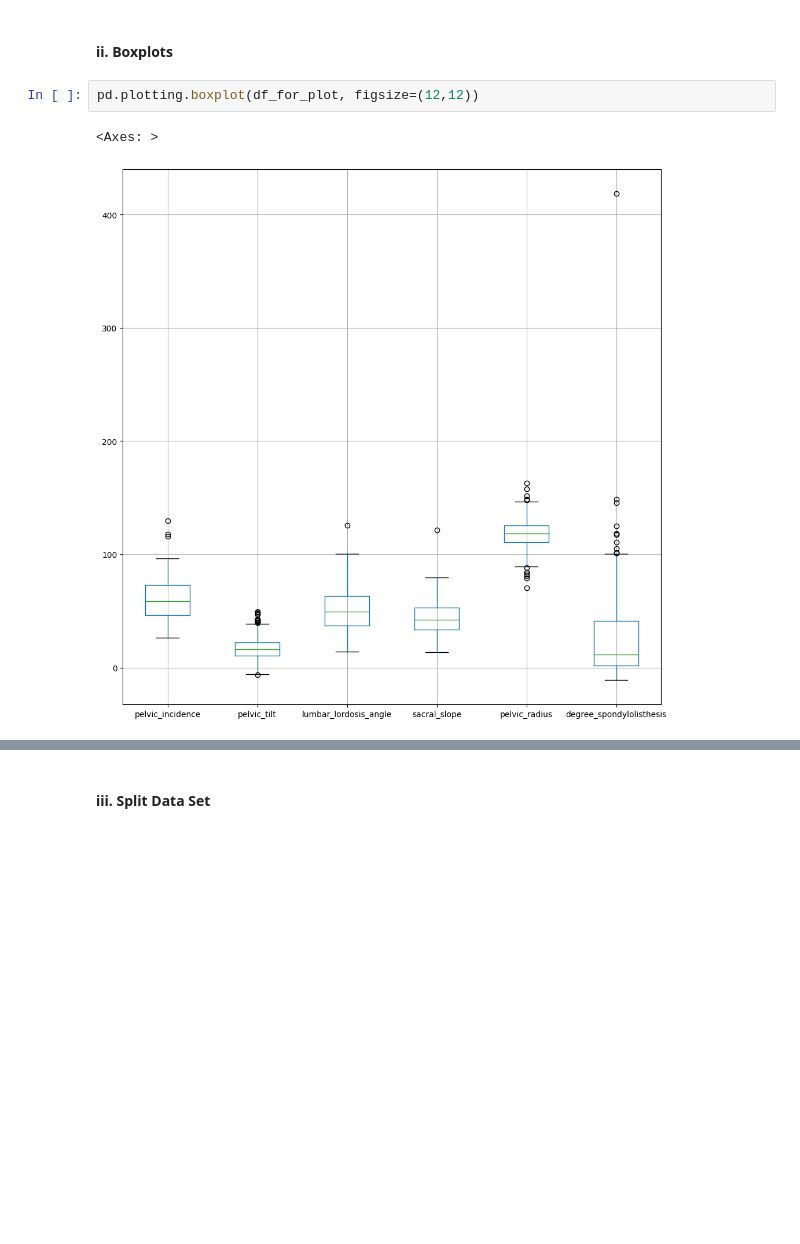
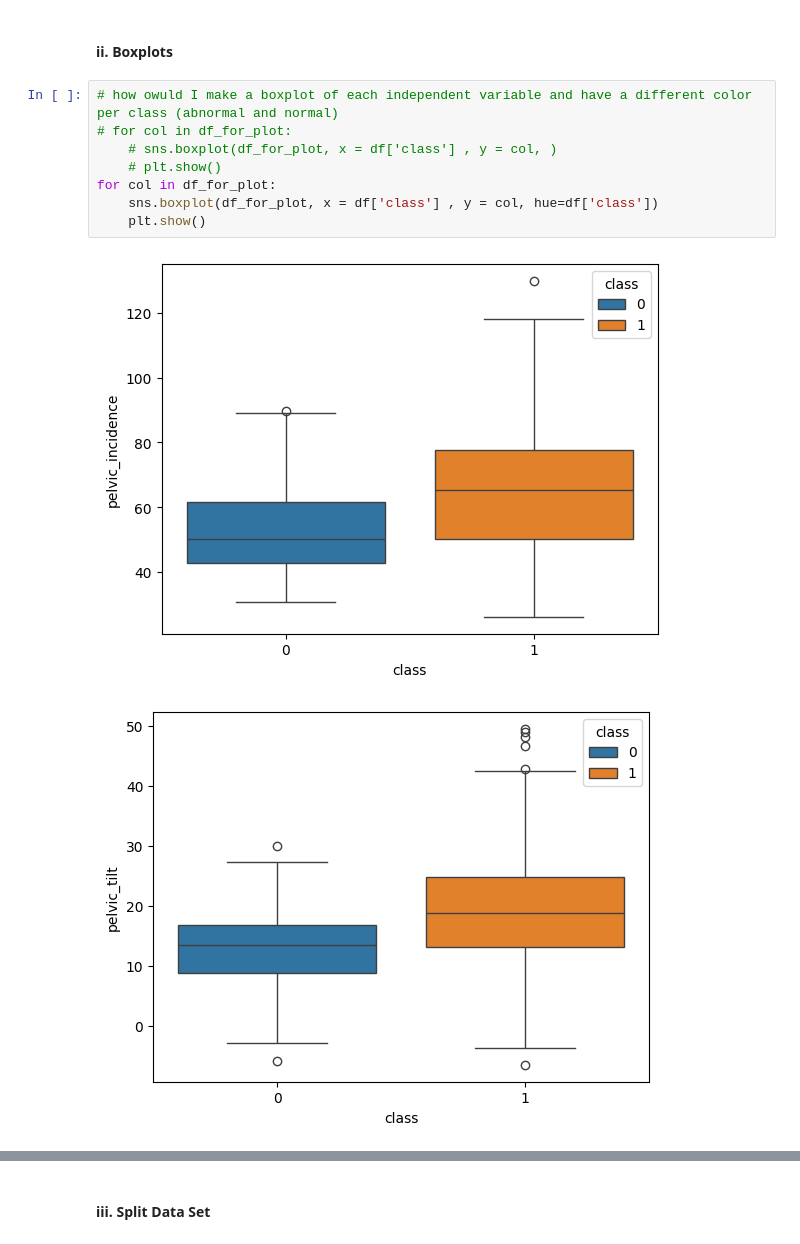
Before and after one commit to Brice12347/DSCI552HW1, a Jupyter notebook: Patchou_Brice_HW1.ipynb, the cells around one changed output, grey strips where cells are left out. Cells and saved outputs as stored; diff of their text form; blank space fills up the shorter version.

```diff
--- a/Patchou_Brice_HW1.ipynb
+++ b/Patchou_Brice_HW1.ipynb
@@ -89,8 +90,14 @@ array([[<Axes: xlabel='pelvic_incidence', ylabel='pelvic_incidence'>,
 [figure]
 # %% [markdown]
 #### ii. Boxplots
-# %%
-pd.plotting.boxplot(df_for_plot, figsize=(12,12))
-# %% [output]
-<Axes: >
-[figure, removed]
+# %%
+# how owuld I make a boxplot of each independent variable and have a different color per class (abnormal and normal)
+# for col in df_for_plot:
+    # sns.boxplot(df_for_plot, x = df['class'] , y = col, )
+    # plt.show()
+for col in df_for_plot:
+    sns.boxplot(df_for_plot, x = df['class'] , y = col, hue=df['class'])
+    plt.show()
+# %% [output]
+[figure, added]
+[figure, added]
```
Also changed, not shown: parts of 7 cells of this notebook.
